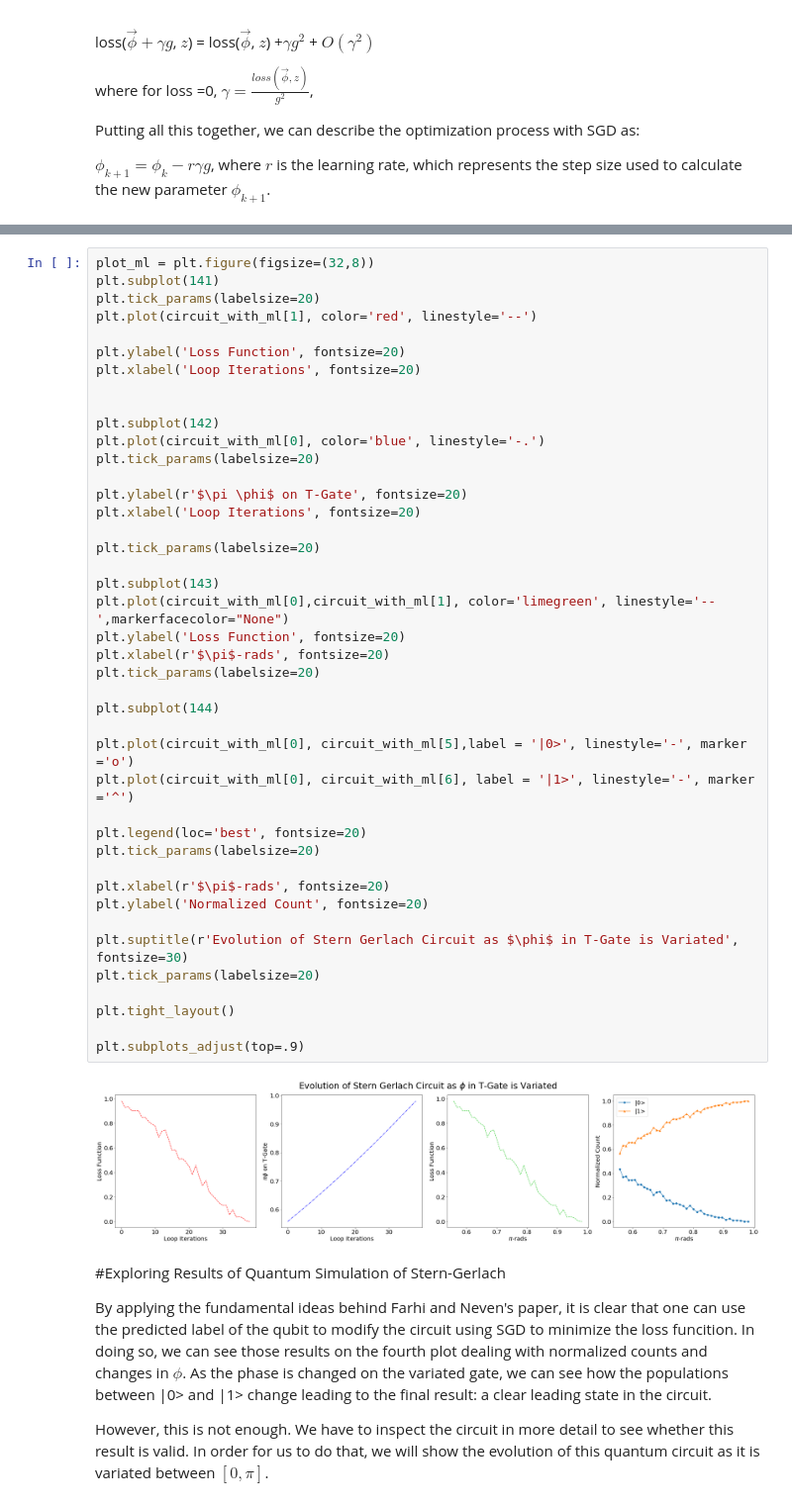
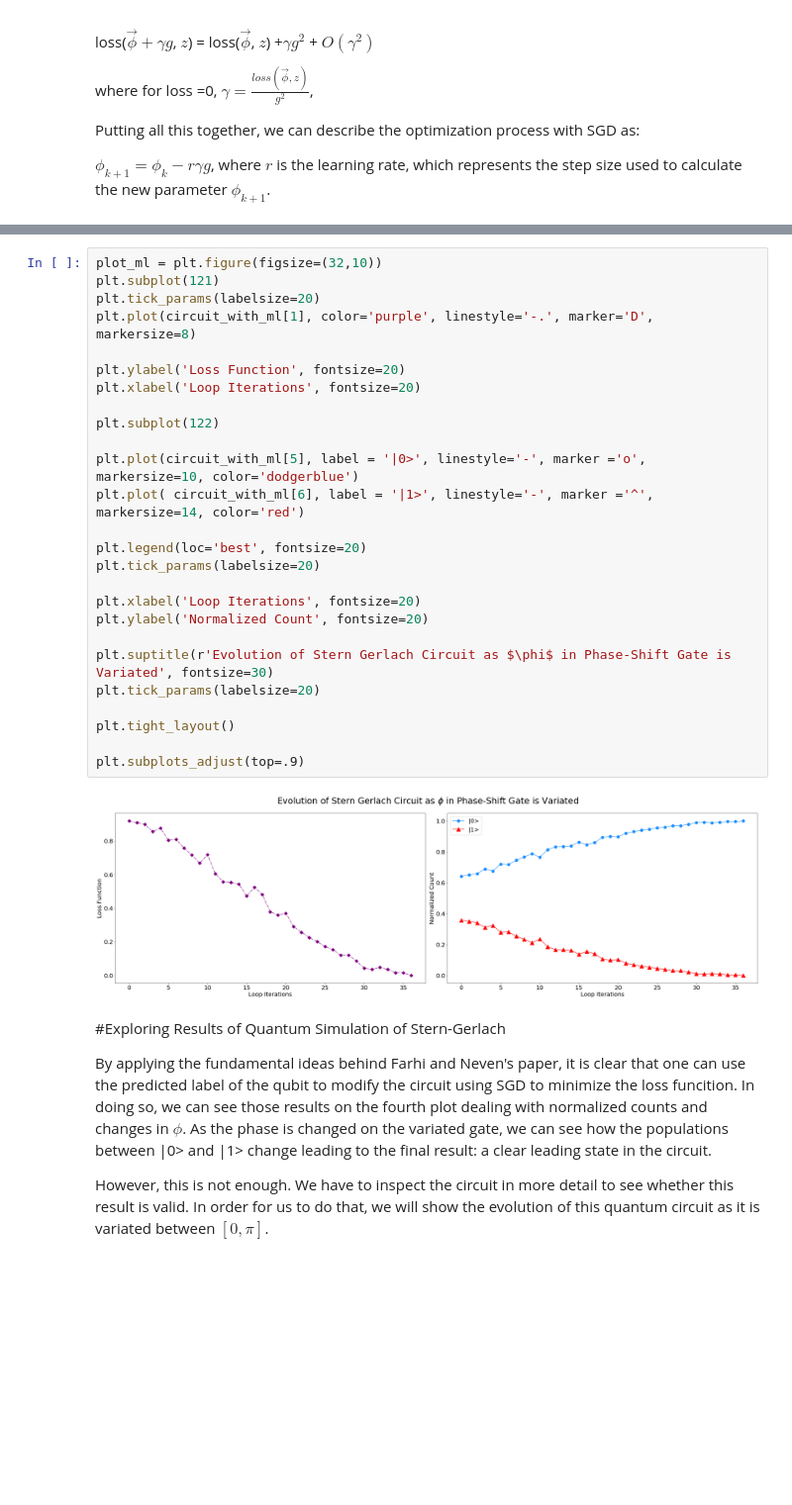
Before and after one commit to enriqueasegura/Fmethod, a Jupyter notebook: Quantum_X_Write_Up.ipynb, the cells around one changed output, grey strips where cells are left out. Shown at 99% size. Drawn from its saved outputs; the diff is of its cells as text; blank space fills up the shorter version.

```diff
--- a/Quantum_X_Write_Up.ipynb
+++ b/Quantum_X_Write_Up.ipynb
@@ -522,47 +618,31 @@ Done! Final Weight:  0.9814580323286082
 # %%
-plot_ml = plt.figure(figsize=(32,8))
-plt.subplot(141)
+plot_ml = plt.figure(figsize=(32,10))
+plt.subplot(121)
 plt.tick_params(labelsize=20)
-plt.plot(circuit_with_ml[1], color='red', linestyle='--')
+plt.plot(circuit_with_ml[1], color='purple', linestyle='-.', marker='D', markersize=8)
 
 plt.ylabel('Loss Function', fontsize=20)
 plt.xlabel('Loop Iterations', fontsize=20)
 
+plt.subplot(122)
 
-plt.subplot(142)
-plt.plot(circuit_with_ml[0], color='blue', linestyle='-.')
-plt.tick_params(labelsize=20)
-
-plt.ylabel(r'$\pi \phi$ on T-Gate', fontsize=20)
-plt.xlabel('Loop Iterations', fontsize=20)
-
-plt.tick_params(labelsize=20)
-
-plt.subplot(143)
-plt.plot(circuit_with_ml[0],circuit_with_ml[1], color='limegreen', linestyle='--',markerfacecolor="None")
-plt.ylabel('Loss Function', fontsize=20)
-plt.xlabel(r'$\pi$-rads', fontsize=20)
-plt.tick_params(labelsize=20)
-
-plt.subplot(144)
-
-plt.plot(circuit_with_ml[0], circuit_with_ml[5],label = '|0>', linestyle='-', marker ='o')
-plt.plot(circuit_with_ml[0], circuit_with_ml[6], label = '|1>', linestyle='-', marker ='^')
+plt.plot(circuit_with_ml[5], label = '|0>', linestyle='-', marker ='o', markersize=10, color='dodgerblue')
+plt.plot( circuit_with_ml[6], label = '|1>', linestyle='-', marker ='^', markersize=14, color='red')
 
 plt.legend(loc='best', fontsize=20)
 plt.tick_params(labelsize=20)
 
-plt.xlabel(r'$\pi$-rads', fontsize=20)
+plt.xlabel('Loop Iterations', fontsize=20)
 plt.ylabel('Normalized Count', fontsize=20)
 
-plt.suptitle(r'Evolution of Stern Gerlach Circuit as $\phi$ in T-Gate is Variated', fontsize=30)
+plt.suptitle(r'Evolution of Stern Gerlach Circuit as $\phi$ in Phase-Shift Gate is Variated', fontsize=30)
 plt.tick_params(labelsize=20)
 
 plt.tight_layout()
 
 plt.subplots_adjust(top=.9)
 # %% [output]
-[figure, old version]
+[figure, new version]
 # %% [markdown]
 #Exploring Results of Quantum Simulation of Stern-Gerlach
 
```
Also changed, not shown: parts of 27 cells of this notebook.
